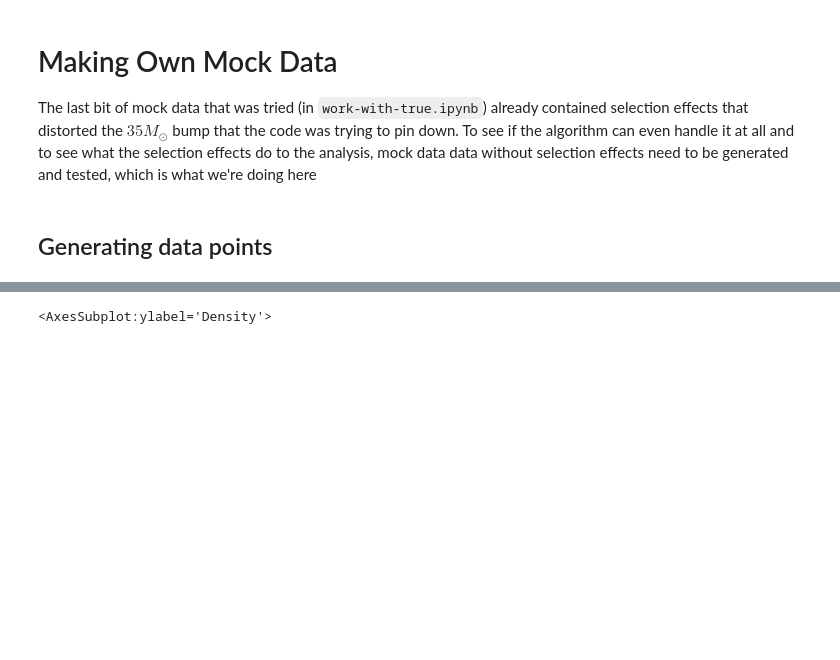
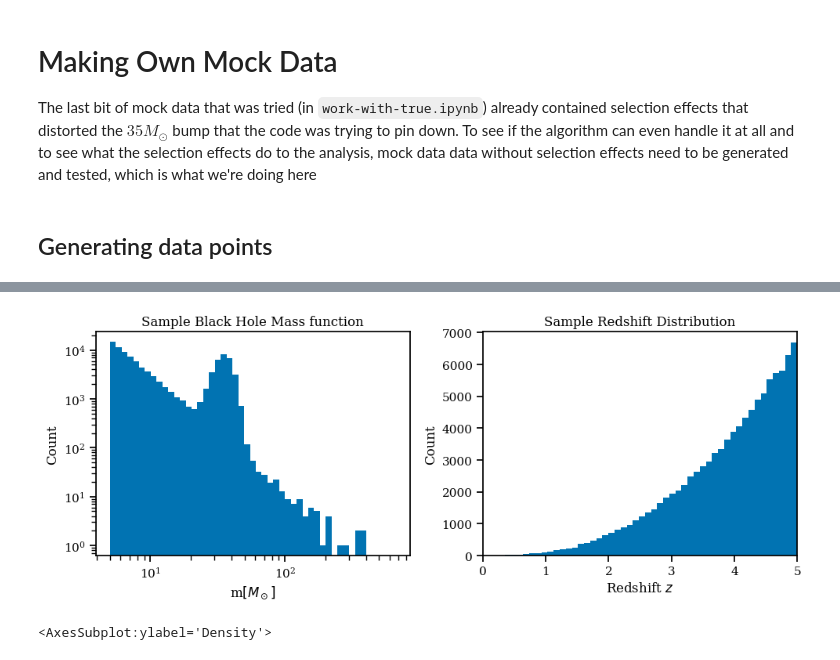
Before and after one commit to farr/FastMFCosmology, a Jupyter notebook: Make-Own-Data.ipynb, the cells around one changed output, grey strips where cells are left out. Saved outputs shown, nothing was run; the diff lists cells and outputs as text; code cells hidden in the pictures; blank space fills up the shorter version.

```diff
--- a/Make-Own-Data.ipynb
+++ b/Make-Own-Data.ipynb
@@ -58,3 +63,29 @@ plt.hist(generate_dLs())
+# %%
+
+n_samples = int(1E5)
+fig = plt.figure(figsize=(10, 4))
+
+### Masses
+ax1 = fig.add_subplot(121)
+ax1.set_title("Sample Black Hole Mass function")
+ax1.hist(generate_masses(n_samples), bins=np.logspace(np.log10(5), np.log10(max(samples)), 50))
+ax1.set_yscale('log')
+ax1.set_xscale('log')
+ax1.set_xlabel(r"m$[M_\odot]$")
+ax1.set_ylabel("Count")
+
+### D_Ls
+ax2 = fig.add_subplot(122)
+ax2.set_title("Sample Redshift Distribution")
+ax2.hist(dLs_to_zs(generate_dLs(n_samples)), bins=50)
+ax2.set_xlabel(r"Redshift $z$")
+ax2.set_ylabel("Count")
+ax2.set_xlim(0, 5)
+
+
+fig.tight_layout()
+# %% [output]
+[figure, added]
 # %%
 dLs = generate_dLs(100)
 
```
Also changed, not shown: parts of 3 cells of this notebook.
